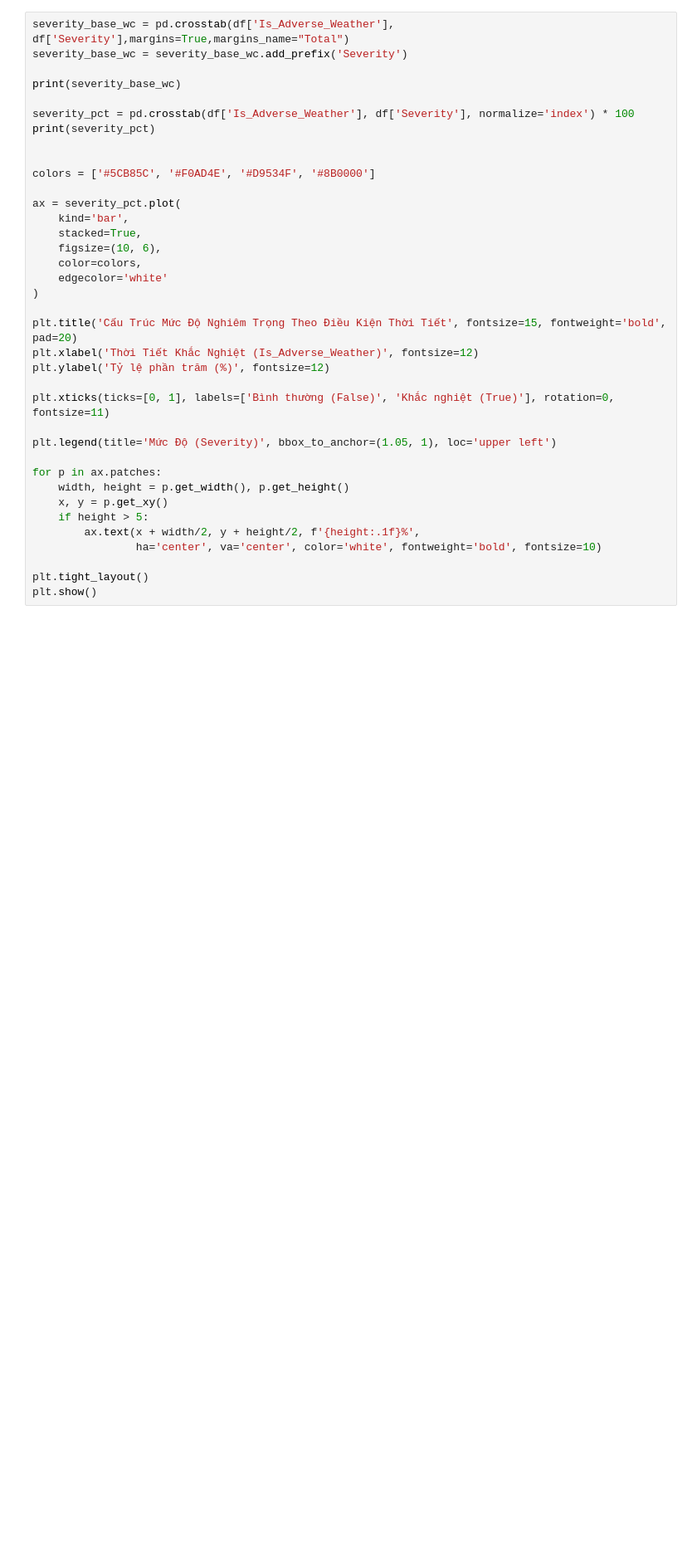
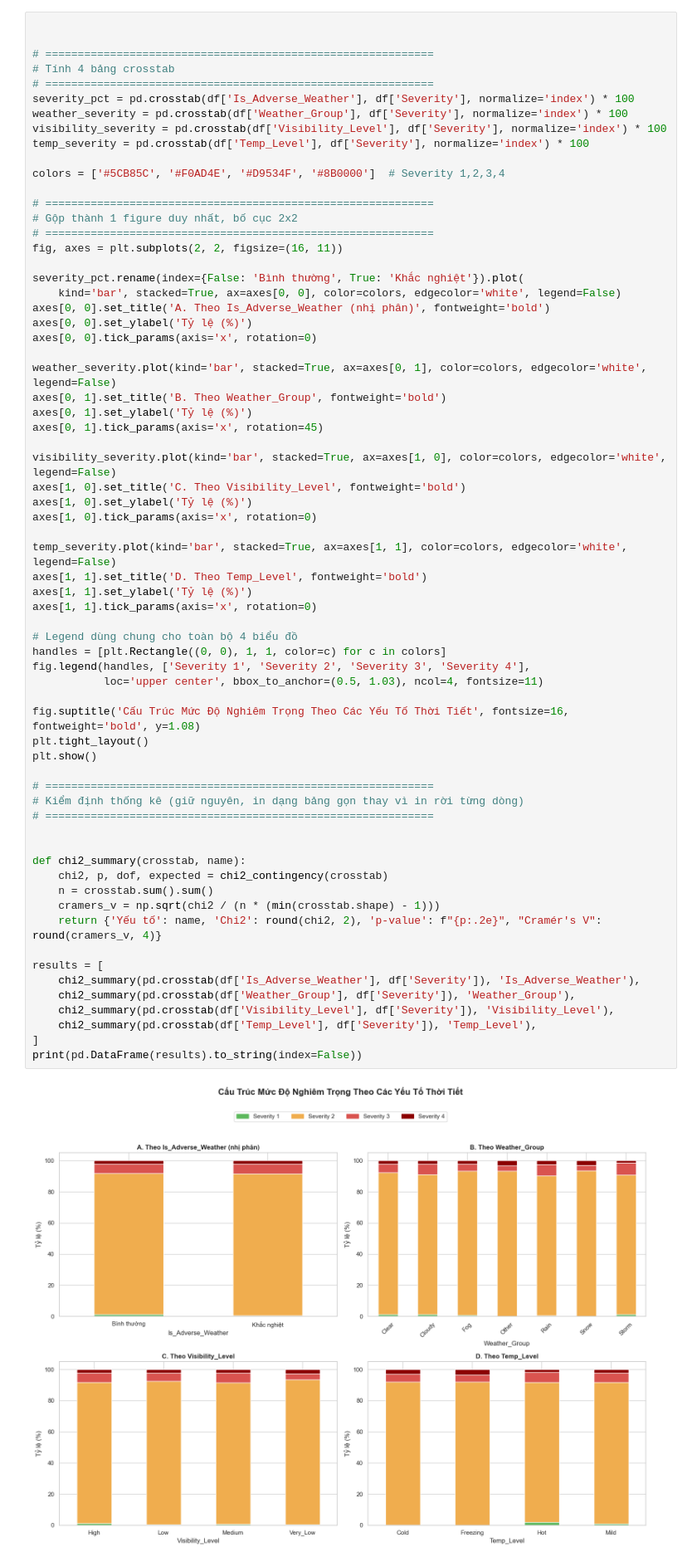
Before and after one commit to trannam1304/data-analysis-us-accidents-project, a Jupyter notebook: notebooks/02_descriptive_diagnostic.ipynb, the cells around one changed output. Shown at 83% size. Saved outputs shown, nothing was run; the diff lists cells and outputs as text; blank space fills up the shorter version.

```diff
--- a/notebooks/02_descriptive_diagnostic.ipynb
+++ b/notebooks/02_descriptive_diagnostic.ipynb
@@ -264,40 +264,70 @@ YearMonth_Period
 # %% [markdown]
 ## 6. Câu hỏi 5  — Mức độ nghiêm trọng có thay đổi theo điều kiện thời tiết không?
 # %%
-severity_base_wc = pd.crosstab(df['Is_Adverse_Weather'], df['Severity'],margins=True,margins_name="Total")
-severity_base_wc = severity_base_wc.add_prefix('Severity')
-
-print(severity_base_wc)
-
-severity_pct = pd.crosstab(df['Is_Adverse_Weather'], df['Severity'], normalize='index') * 100
-print(severity_pct)
 
 
-colors = ['#5CB85C', '#F0AD4E', '#D9534F', '#8B0000']
+# ============================================================
+# Tính 4 bảng crosstab
+# ============================================================
+severity_pct = pd.crosstab(df['Is_Adverse_Weather'], df['Severity'], normalize='index') * 100
+weather_severity = pd.crosstab(df['Weather_Group'], df['Severity'], normalize='index') * 100
+visibility_severity = pd.crosstab(df['Visibility_Level'], df['Severity'], normalize='index') * 100
+temp_severity = pd.crosstab(df['Temp_Level'], df['Severity'], normalize='index') * 100
 
-ax = severity_pct.plot(
-    kind='bar',
-    stacked=True,
-    figsize=(10, 6),
-    color=colors,
-    edgecolor='white'
-)
+colors = ['#5CB85C', '#F0AD4E', '#D9534F', '#8B0000']  # Severity 1,2,3,4
 
-plt.title('Cấu Trúc Mức Độ Nghiêm Trọng Theo Điều Kiện Thời Tiết', fontsize=15, fontweight='bold', pad=20)
-plt.xlabel('Thời Tiết Khắc Nghiệt (Is_Adverse_Weather)', fontsize=12)
-plt.ylabel('Tỷ lệ phần trăm (%)', fontsize=12)
+# ============================================================
+# Gộp thành 1 figure duy nhất, bố cục 2x2
+# ============================================================
+fig, axes = plt.subplots(2, 2, figsize=(16, 11))
 
-plt.xticks(ticks=[0, 1], labels=['Bình thường (False)', 'Khắc nghiệt (True)'], rotation=0, fontsize=11)
+severity_pct.rename(index={False: 'Bình thường', True: 'Khắc nghiệt'}).plot(
+    kind='bar', stacked=True, ax=axes[0, 0], color=colors, edgecolor='white', legend=False)
+axes[0, 0].set_title('A. Theo Is_Adverse_Weather (nhị phân)', fontweight='bold')
+axes[0, 0].set_ylabel('Tỷ lệ (%)')
+axes[0, 0].tick_params(axis='x', rotation=0)
 
-plt.legend(title='Mức Độ (Severity)', bbox_to_anchor=(1.05, 1), loc='upper left')
+weather_severity.plot(kind='bar', stacked=True, ax=axes[0, 1], color=colors, edgecolor='white', legend=False)
+axes[0, 1].set_title('B. Theo Weather_Group', fontweight='bold')
+axes[0, 1].set_ylabel('Tỷ lệ (%)')
+axes[0, 1].tick_params(axis='x', rotation=45)
 
-for p in ax.patches:
-    width, height = p.get_width(), p.get_height()
-    x, y = p.get_xy()
-    if height > 5:
-        ax.text(x + width/2, y + height/2, f'{height:.1f}%',
-                ha='center', va='center', color='white', fontweight='bold', fontsize=10)
+visibility_severity.plot(kind='bar', stacked=True, ax=axes[1, 0], color=colors, edgecolor='white', legend=False)
+axes[1, 0].set_title('C. Theo Visibility_Level', fontweight='bold')
+axes[1, 0].set_ylabel('Tỷ lệ (%)')
+axes[1, 0].tick_params(axis='x', rotation=0)
 
+temp_severity.plot(kind='bar', stacked=True, ax=axes[1, 1], color=colors, edgecolor='white', legend=False)
+axes[1, 1].set_title('D. Theo Temp_Level', fontweight='bold')
+axes[1, 1].set_ylabel('Tỷ lệ (%)')
+axes[1, 1].tick_params(axis='x', rotation=0)
+
+# Legend dùng chung cho toàn bộ 4 biểu đồ
+handles = [plt.Rectangle((0, 0), 1, 1, color=c) for c in colors]
+fig.legend(handles, ['Severity 1', 'Severity 2', 'Severity 3', 'Severity 4'],
+           loc='upper center', bbox_to_anchor=(0.5, 1.03), ncol=4, fontsize=11)
+
+fig.suptitle('Cấu Trúc Mức Độ Nghiêm Trọng Theo Các Yếu Tố Thời Tiết', fontsize=16, fontweight='bold', y=1.08)
 plt.tight_layout()
 plt.show()
+
+# ============================================================
+# Kiểm định thống kê (giữ nguyên, in dạng bảng gọn thay vì in rời từng dòng)
+# ============================================================
+
+
+def chi2_summary(crosstab, name):
+    chi2, p, dof, expected = chi2_contingency(crosstab)
+    n = crosstab.sum().sum()
+    cramers_v = np.sqrt(chi2 / (n * (min(crosstab.shape) - 1)))
+    return {'Yếu tố': name, 'Chi2': round(chi2, 2), 'p-value': f"{p:.2e}", "Cramér's V": round(cramers_v, 4)}
+
+results = [
+    chi2_summary(pd.crosstab(df['Is_Adverse_Weather'], df['Severity']), 'Is_Adverse_Weather'),
+    chi2_summary(pd.crosstab(df['Weather_Group'], df['Severity']), 'Weather_Group'),
+    chi2_summary(pd.crosstab(df['Visibility_Level'], df['Severity']), 'Visibility_Level'),
+    chi2_summary(pd.crosstab(df['Temp_Level'], df['Severity']), 'Temp_Level'),
+]
+print(pd.DataFrame(results).to_string(index=False))
 # %% [output]
+[figure, new version]
```
Also changed, not shown: parts of 10 cells of this notebook, 1 other file.
